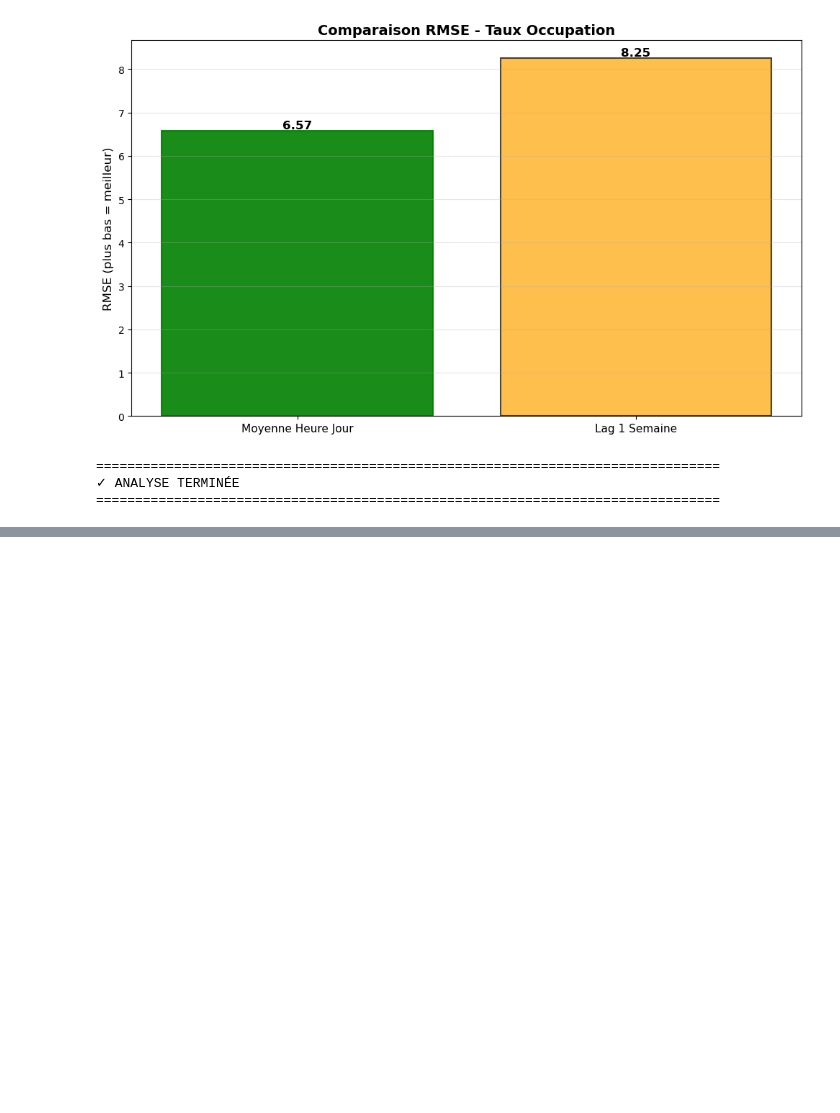
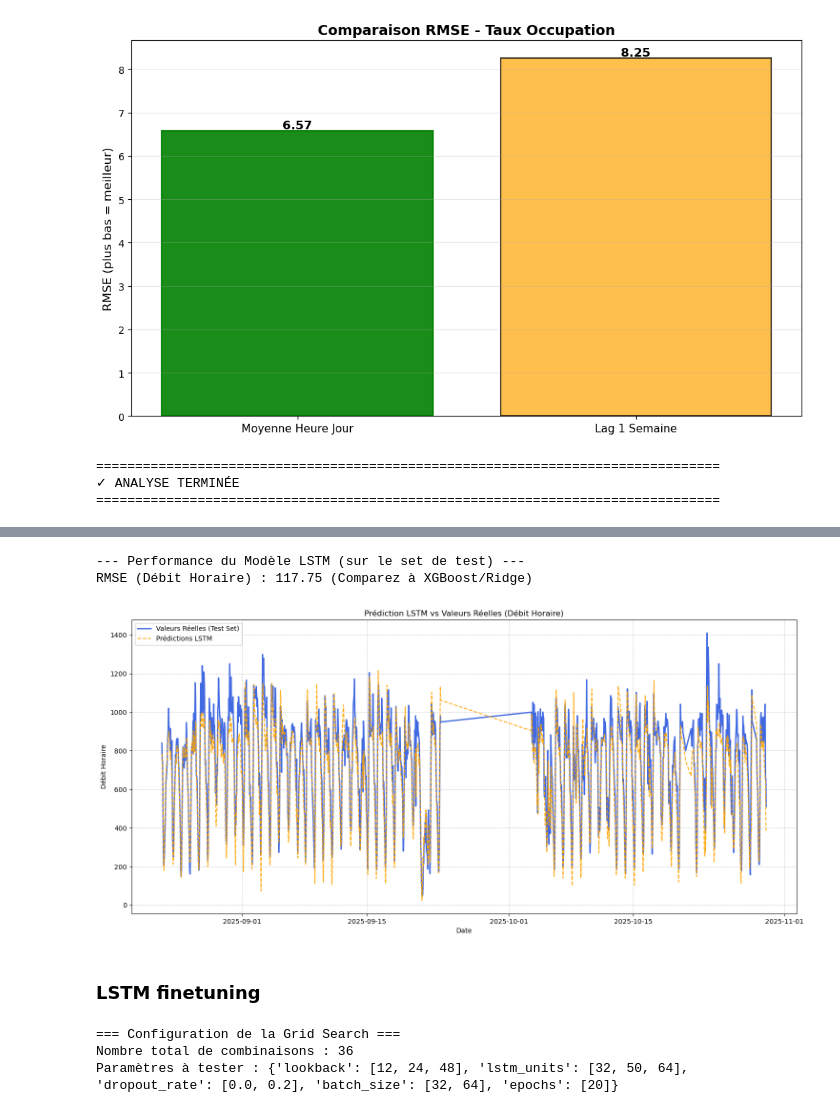
Before and after one commit to fracoo/trafic_prediction, a Jupyter notebook: modeles.ipynb, the cells around one changed output, grey strips where cells are left out. Saved outputs shown, nothing was run; the diff lists cells and outputs as text; code cells hidden in the pictures; blank space fills up the shorter version.

```diff
--- a/modeles.ipynb
+++ b/modeles.ipynb
@@ -365,0 +777,21 @@ Moyenne Heure Jour 6.572763            1773
+# %%
+# --- 6. PRÉDICTION ET "DÉ-SCALING" ---
+
+# 1. Prédire sur le set de test
+y_pred_scaled = model_lstm.predict(X_test_seq)
+
+# 2. "Dé-scaler" les prédictions (INVERSION)
+# C'est l'étape la plus délicate. Le scaler a été entraîné sur TOUTES les features.
+# Nous devons "tromper" le scaler pour qu'il n'inverse que notre colonne cible.
+
+# Créer un tableau rempli de zéros avec la bonne forme (nb_lignes, nb_features)
+dummy_array = np.zeros((len(y_pred_scaled), n_features))
+# Placer nos prédictions (scaled) dans la première colonne (celle du débit)
+dummy_array[:, 0] = y_pred_scaled.ravel()
+# Inverser la transformation de ce tableau
+y_pred_unscaled = scaler.inverse_transform(dummy_array)[:, 0]
+
+# 3. "Dé-scaler" les vraies valeurs du test set pour la comparaison
+dummy_array_true = np.zeros((len(y_test_seq), n_features))
+dummy_array_true[:, 0] = y_test_seq.ravel()
+y_test_unscaled = scaler.inverse_transform(dummy_array_true)[:, 0]
@@ -365,0 +800,24 @@ Moyenne Heure Jour 6.572763            1773
+# %%
+# --- 7. ÉVALUATION ET VISUALISATION ---
+
+# Calculer le RMSE sur les données réelles (non scalées)
+rmse_lstm = root_mean_squared_error(y_test_unscaled, y_pred_unscaled)
+print(f"\n--- Performance du Modèle LSTM (sur le set de test) ---")
+print(f"RMSE (Débit Horaire) : {rmse_lstm:.2f} (Comparez à XGBoost/Ridge)")
+
+# Visualisation
+plt.figure(figsize=(18, 8))
+plt.plot(test_index, y_test_unscaled, label='Valeurs Réelles (Test Set)', color='royalblue', linewidth=2)
+plt.plot(test_index, y_pred_unscaled, label='Prédictions LSTM', color='orange', linestyle='--', alpha=0.9)
+plt.title("Prédiction LSTM vs Valeurs Réelles (Débit Horaire)")
+plt.xlabel("Date")
+plt.ylabel("Débit Horaire")
+plt.legend()
+plt.grid(True, which='both', linestyle='--', linewidth=0.5)
+plt.show()
+# %% [output]
+--- Performance du Modèle LSTM (sur le set de test) ---
+RMSE (Débit Horaire) : 117.75 (Comparez à XGBoost/Ridge)
+[figure, added]
+# %% [markdown]
+### LSTM finetuning
@@ -365,0 +848,18 @@ Moyenne Heure Jour 6.572763            1773
+# %%
+# --- 2. GRILLE D'HYPERPARAMÈTRES À TESTER ---
+
+param_grid = {
+    'lookback': [12, 24, 48],           # Fenêtre temporelle (heures)
+    'lstm_units': [32, 50, 64],         # Nombre de neurones LSTM
+    'dropout_rate': [0.0, 0.2],         # Régularisation (0 = pas de dropout)
+    'batch_size': [32, 64],             # Taille des lots
+    'epochs': [20]                  # Nombre d'époques
+}
+
+print("=== Configuration de la Grid Search ===")
+print(f"Nombre total de combinaisons : {np.prod([len(v) for v in param_grid.values()])}")
+print(f"Paramètres à tester : {param_grid}\n")
+# %% [output]
+=== Configuration de la Grid Search ===
+Nombre total de combinaisons : 36
+Paramètres à tester : {'lookback': [12, 24, 48], 'lstm_units': [32, 50, 64], 'dropout_rate': [0.0, 0.2], 'batch_size': [32, 64], 'epochs': [20]}
```
Also changed, not shown: parts of 40 cells of this notebook, 2 other files.
